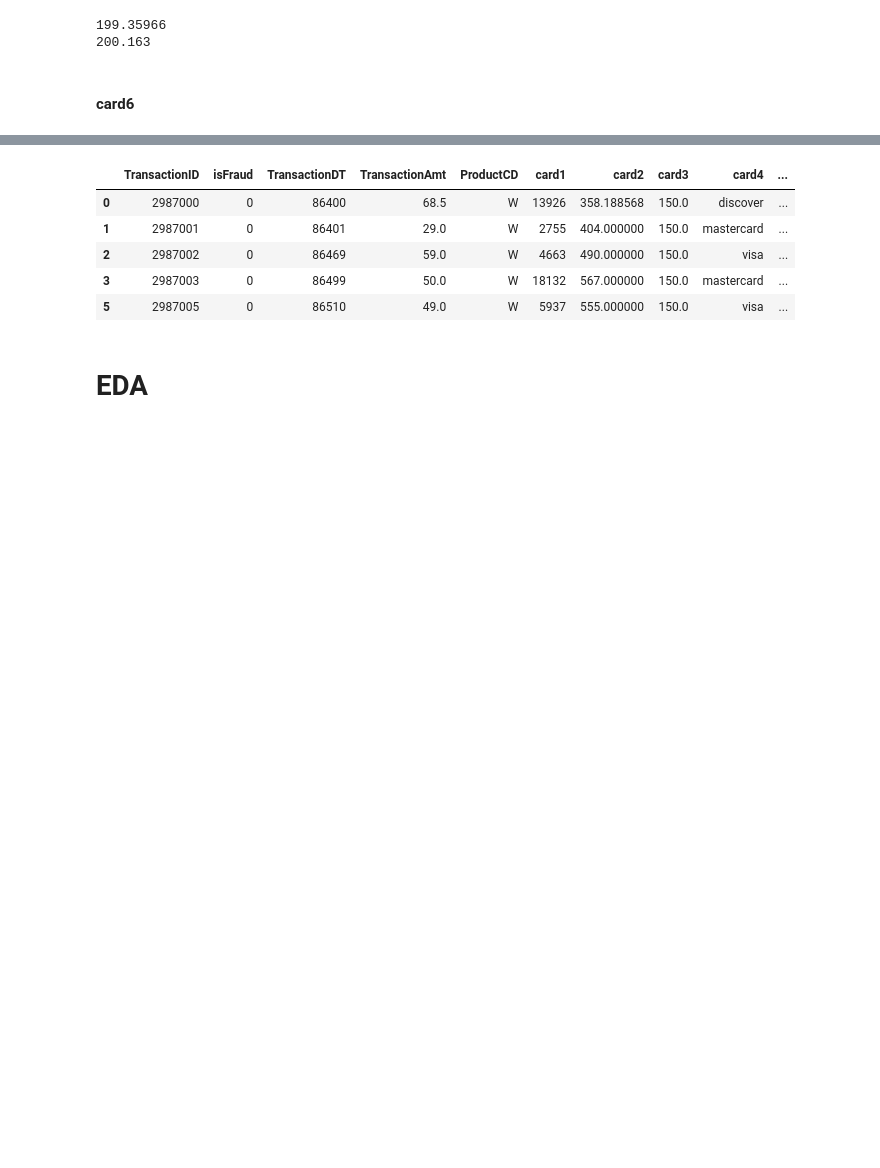
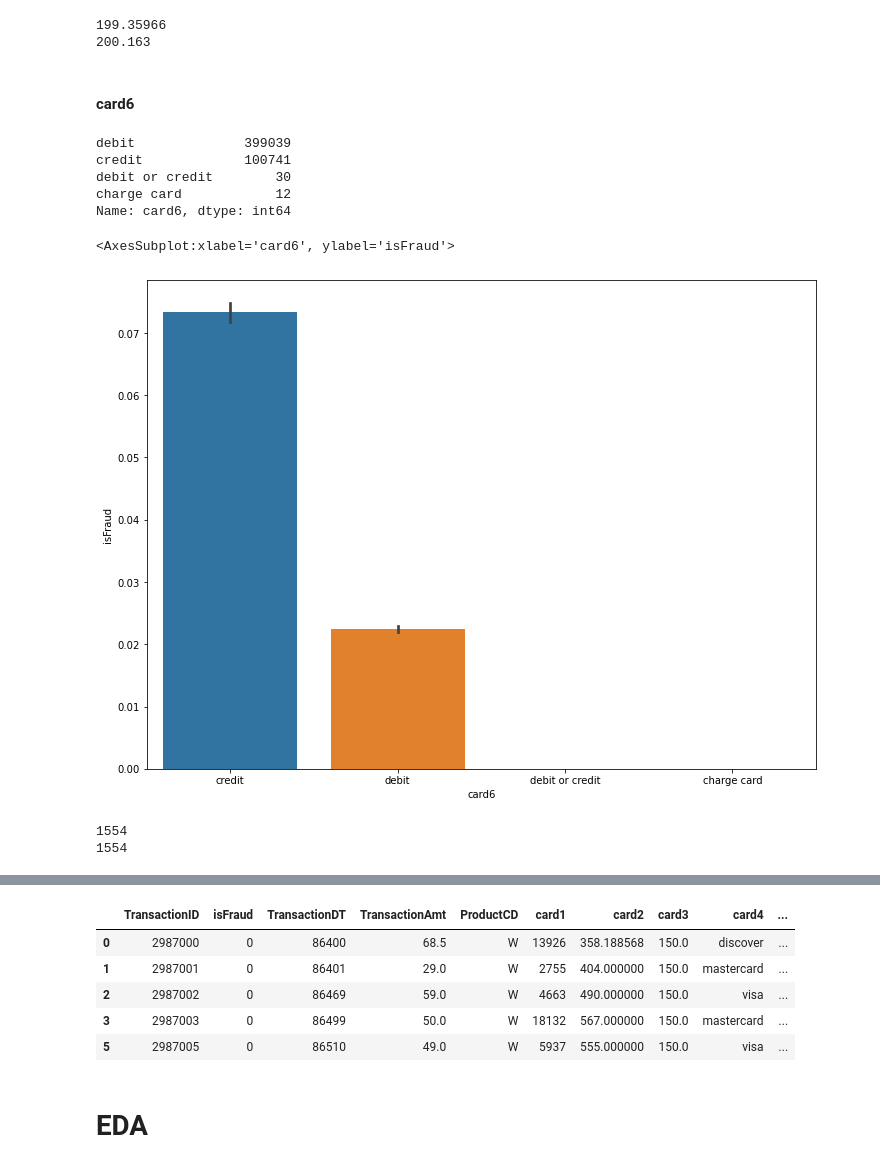
Before and after one commit to KickItLikeShika/cracking-kaggle-competitions, a Jupyter notebook: IEEE-CIS Fraud Detection/NewIEEE.ipynb, the cells around one changed output, grey strips where cells are left out. Drawn from its saved outputs; the diff is of its cells as text; code cells hidden in the pictures; blank space fills up the shorter version.

```diff
--- a/IEEE-CIS Fraud Detection/NewIEEE.ipynb
+++ b/IEEE-CIS Fraud Detection/NewIEEE.ipynb
@@ -286,3 +286,5 @@ yahoo.co.jp             32
 Name: P_emaildomain, dtype: int64
 # %%
 # TODO Handle P_EmailDomain
+# %%
+train['P_emaildomain'] = train['P_emaildomain'].replace('unknown', np.NaN)
@@ -616,3 +635,23 @@ train['card5'] = train['card5'].fillna(train['card5'].mean())
 test['card5'] = test['card5'].fillna(train['card5'].mean())
 # %% [markdown]
 #### card6
+# %%
+train['card6'].value_counts()
+# %% [output]
+debit              399039
+credit             100741
+debit or credit        30
+charge card            12
+Name: card6, dtype: int64
+# %%
+plt.figure(figsize=(12, 9))
+sns.barplot(x=train['card6'], y=train['isFraud'])
+# %% [output]
+<AxesSubplot:xlabel='card6', ylabel='isFraud'>
+[figure, added]
+# %%
+print(train['card6'].isnull().sum())
+print(train['card6'].isnull().sum())
+# %% [output]
+1554
+1554
```
Also changed, not shown: parts of 19 cells of this notebook.
